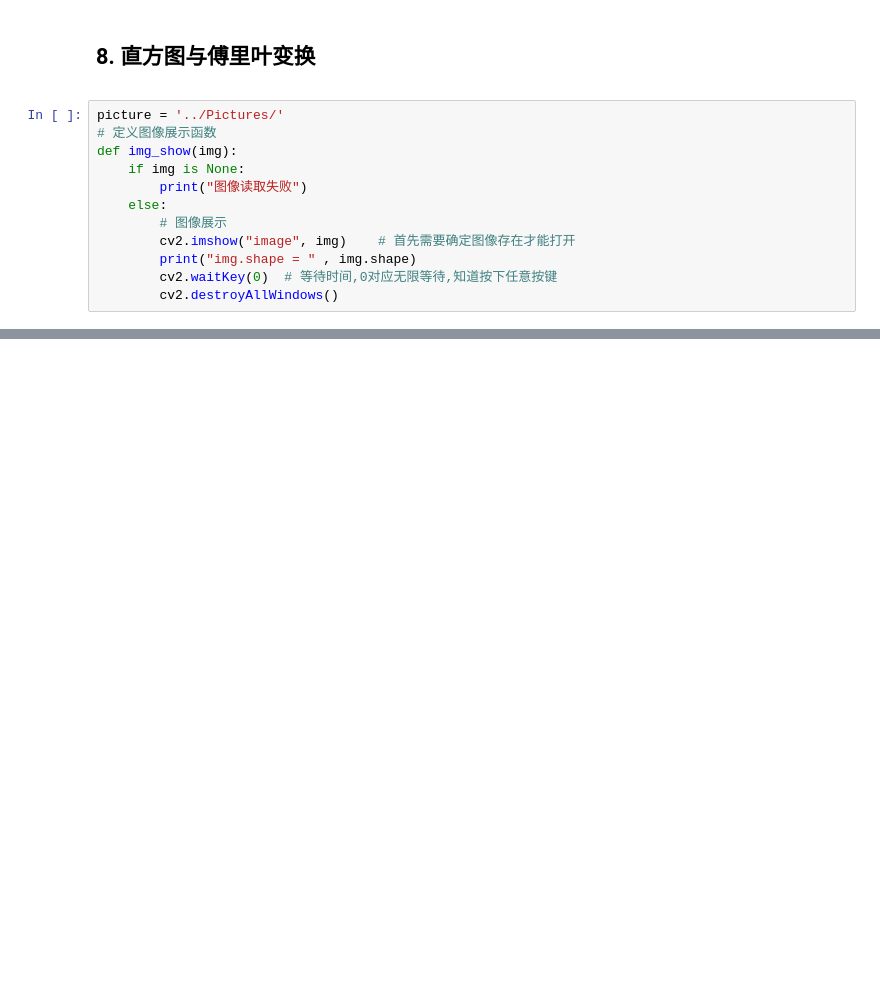
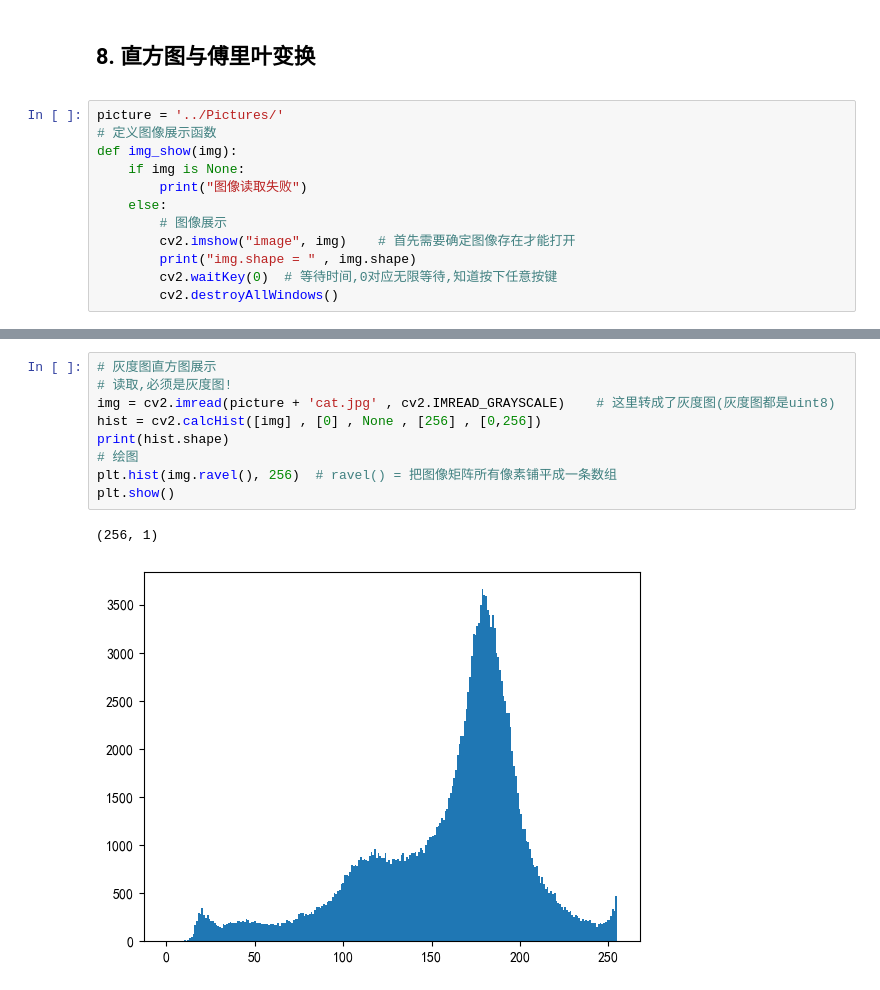
Before and after one commit to lxl-git05/Py_Study, a Jupyter notebook: Vison/Vison_Study/Basic/8-直方图与傅里叶变换.ipynb, the cells around one changed output, grey strips where cells are left out. Drawn from its saved outputs; the diff is of its cells as text; blank space fills up the shorter version.

```diff
--- a/Vison/Vison_Study/Basic/8-直方图与傅里叶变换.ipynb
+++ b/Vison/Vison_Study/Basic/8-直方图与傅里叶变换.ipynb
@@ -48,3 +49,15 @@ def img_show(img):
 
 
 </font>
+# %%
+# 灰度图直方图展示
+# 读取,必须是灰度图!
+img = cv2.imread(picture + 'cat.jpg' , cv2.IMREAD_GRAYSCALE)    # 这里转成了灰度图(灰度图都是uint8)
+hist = cv2.calcHist([img] , [0] , None , [256] , [0,256])
+print(hist.shape)
+# 绘图
+plt.hist(img.ravel(), 256)  # ravel() = 把图像矩阵所有像素铺平成一条数组
+plt.show()
+# %% [output]
+(256, 1)
+[figure, added]
```
Also changed, not shown: parts of 12 cells of this notebook.
